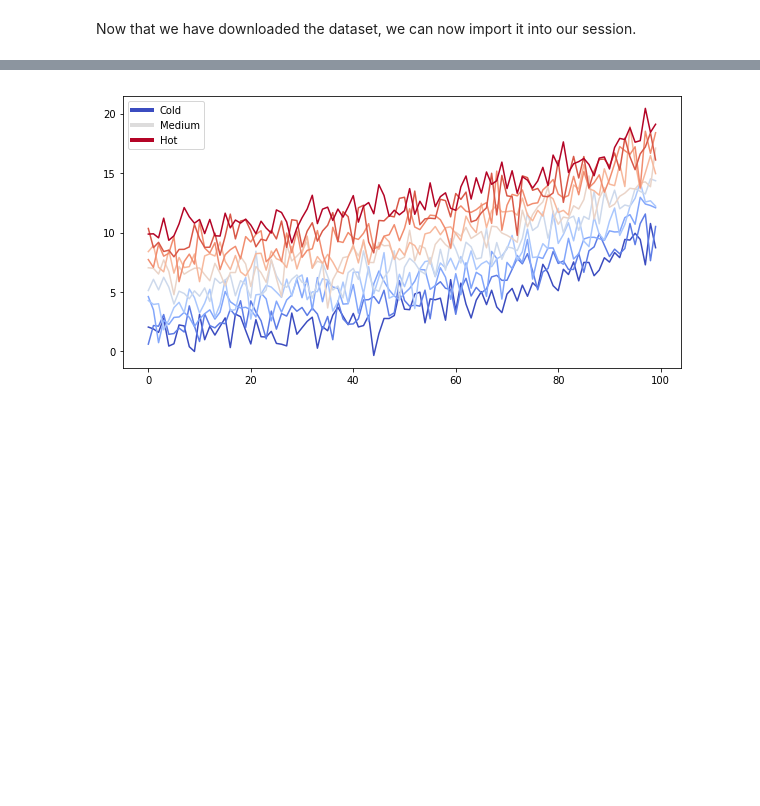
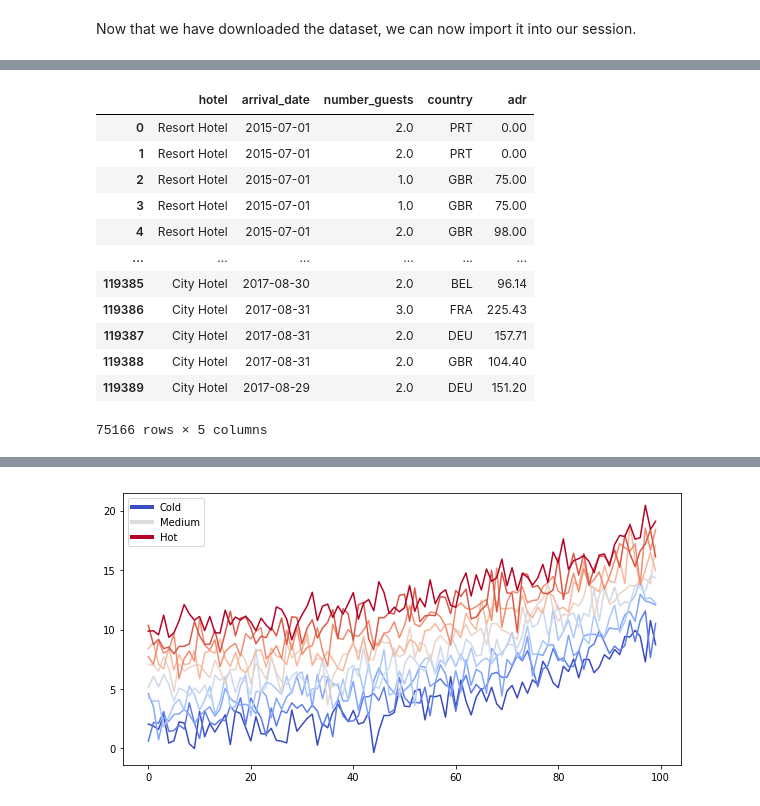
Before and after one commit to avisionh/analysis-structuralbreak, a Jupyter notebook: docs/content/features/notebooks.ipynb, the cells around one changed output, grey strips where cells are left out. Drawn from its saved outputs; the diff is of its cells as text; code cells hidden in the pictures; blank space fills up the shorter version.

```diff
--- a/docs/content/features/notebooks.ipynb
+++ b/docs/content/features/notebooks.ipynb
@@ -49,3 +63,34 @@ data_hotel
+# %%
+# import data
+data_hotel = pd.read_csv(filepath_or_buffer = '../../_data/hotel_bookings.csv.zip')
+
+# compute 'number_guests'
+data_hotel['number_guests'] = data_hotel['adults'] + data_hotel['children'] + data_hotel['babies']
+# convert month name to month number
+data_hotel['arrival_date_month'] = pd.to_datetime(data_hotel['arrival_date_month'], format = '%B').dt.month
+# create date column
+data_hotel['arrival_date'] = data_hotel['arrival_date_year'].astype(str) + '-' + data_hotel['arrival_date_month'].astype(str) + '-' + data_hotel['arrival_date_day_of_month'].astype(str)
+data_hotel['arrival_date'] = pd.to_datetime(data_hotel['arrival_date'])
+# filter out cancelled bookings
+data_hotel = data_hotel.query('is_canceled == 0')
+# select only columns necessary
+data_hotel = data_hotel.loc[:,['hotel', 'arrival_date',
+                               'number_guests', 'country', 'adr']]
+data_hotel
+# %% [output]
+|  | hotel | arrival_date | number_guests | country | adr |
+| 0 | Resort Hotel | 2015-07-01 | 2.0 | PRT | 0.00 |
+| 1 | Resort Hotel | 2015-07-01 | 2.0 | PRT | 0.00 |
+| 2 | Resort Hotel | 2015-07-01 | 1.0 | GBR | 75.00 |
+| 3 | Resort Hotel | 2015-07-01 | 1.0 | GBR | 75.00 |
+| 4 | Resort Hotel | 2015-07-01 | 2.0 | GBR | 98.00 |
+| ... | ... | ... | ... | ... | ... |
+| 119385 | City Hotel | 2017-08-30 | 2.0 | BEL | 96.14 |
+| 119386 | City Hotel | 2017-08-31 | 3.0 | FRA | 225.43 |
+| 119387 | City Hotel | 2017-08-31 | 2.0 | DEU | 157.71 |
+| 119388 | City Hotel | 2017-08-31 | 2.0 | GBR | 104.40 |
+| 119389 | City Hotel | 2017-08-29 | 2.0 | DEU | 151.20 |
+75166 rows × 5 columns
 # %% [markdown]
 ## Markdown + notebooks
 
```
Also changed, not shown: parts of 3 cells of this notebook.
